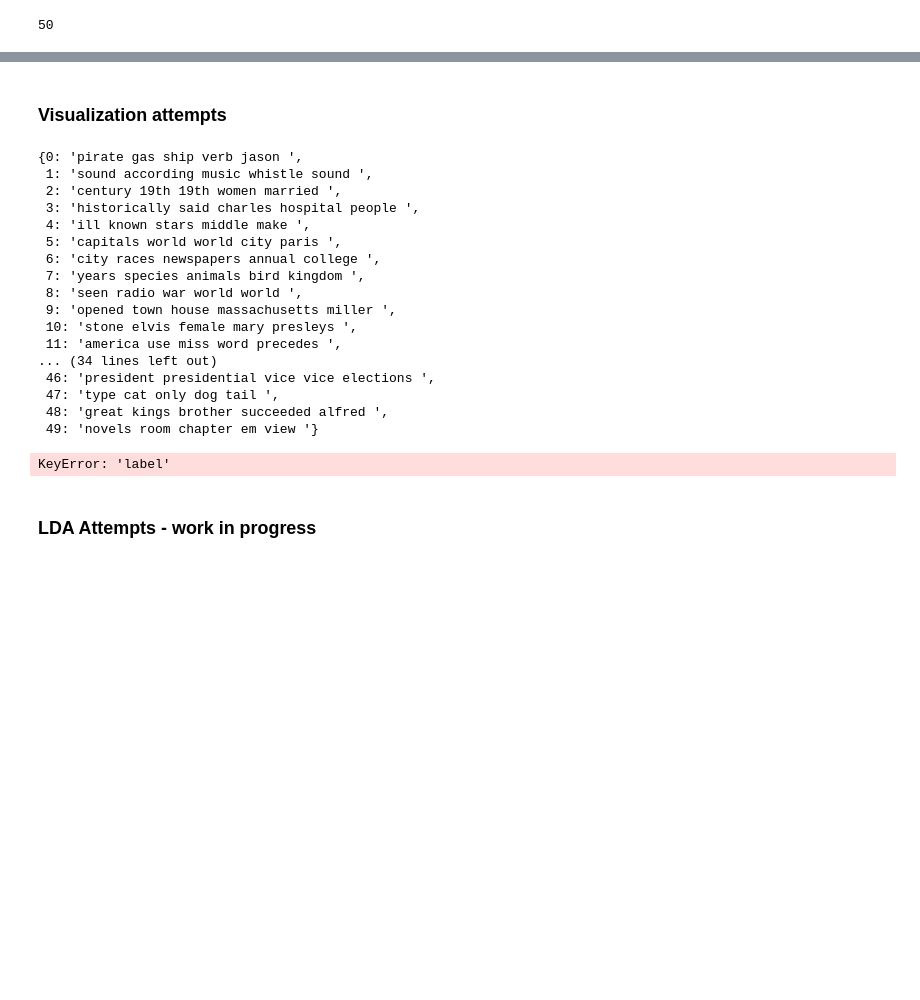
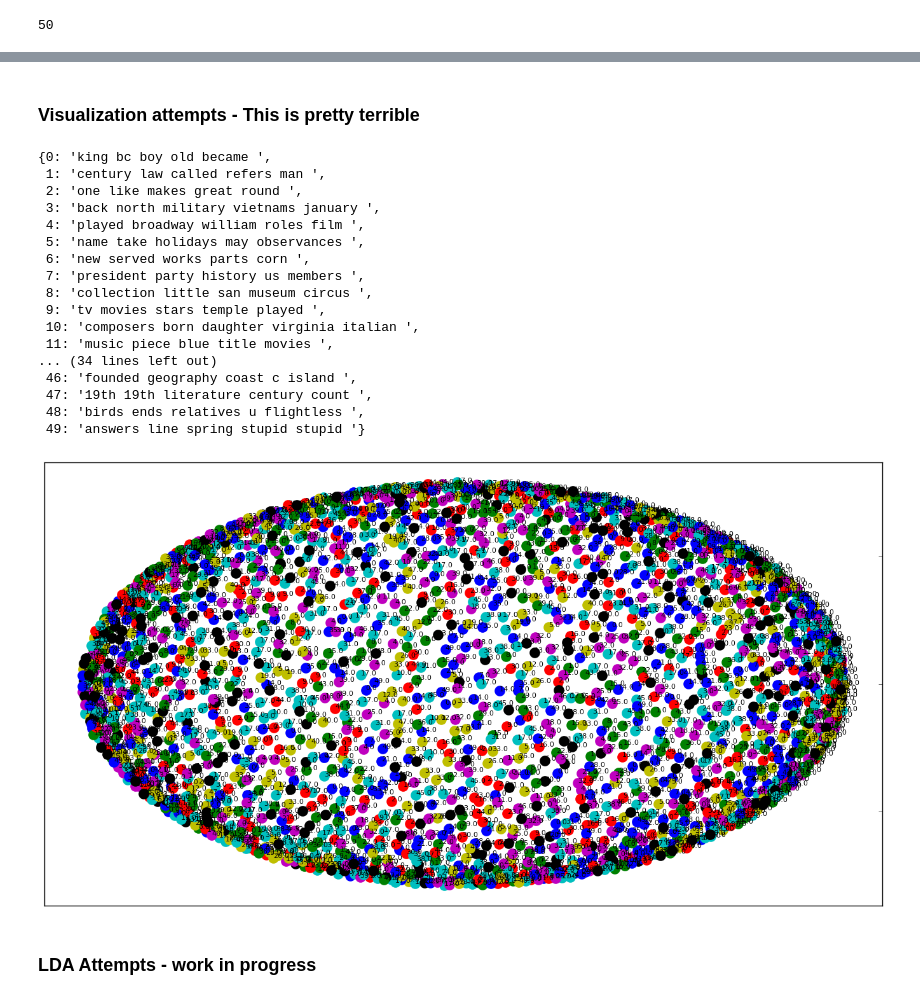
Before and after one commit to nfranchetti/Jeopardy, a Jupyter notebook: part3/clustering_first_steps.ipynb, the cells around one changed output, grey strips where cells are left out. Saved outputs shown, nothing was run; the diff lists cells and outputs as text; code cells hidden in the pictures; blank space fills up the shorter version.

Commit message:
Added terrible visualization

```diff
--- a/part3/clustering_first_steps.ipynb
+++ b/part3/clustering_first_steps.ipynb
@@ -193,7 +193,7 @@ from sklearn.externals import joblib
 #                                  min_df=0.2, stop_words='english',
 #                                  use_idf=True, tokenizer=tokenize_and_stem, ngram_range=(1,3))
 
-tfidf_vectorizer = TfidfVectorizer(stop_words='english',
+tfidf_vectorizer = TfidfVectorizer(stop_words=stopwords,
                                  tokenizer=tokenize_and_stem, ngram_range=(1,3))
 
 # tfidf_vectorizer = TfidfVectorizer(stop_words='english',
@@ -220,7 +224,7 @@ from sklearn.cluster import KMeans
 
 num_clusters = 50
 
-km = KMeans(n_clusters=num_clusters)
+km = KMeans(n_clusters=num_clusters, n_jobs=-1)
 
 %time km.fit(tfidf_matrix)
 
@@ -329,5 +333,5 @@ cluster_names
 # %% [markdown]
-### Visualization attempts
+### Visualization attempts - This is pretty terrible
 # %%
 import os  # for os.path.basename
 
@@ -352,35 +356,32 @@ cluster_dict = dict(zip(range(50), cluster_names))
 # %%
 cluster_dict
 # %% [output]
-{0: 'pirate gas ship verb jason ',
- 1: 'sound according music whistle sound ',
- 2: 'century 19th 19th women married ',
- 3: 'historically said charles hospital people ',
- 4: 'ill known stars middle make ',
- 5: 'capitals world world city paris ',
- 6: 'city races newspapers annual college ',
- 7: 'years species animals bird kingdom ',
- 8: 'seen radio war world world ',
- 9: 'opened town house massachusetts miller ',
- 10: 'stone elvis female mary presleys ',
- 11: 'america use miss word precedes ',
+{0: 'king bc boy old became ',
+ 1: 'century law called refers man ',
+ 2: 'one like makes great round ',
+ 3: 'back north military vietnams january ',
+ 4: 'played broadway william roles film ',
+ 5: 'name take holidays may observances ',
+ 6: 'new served works parts corn ',
+ 7: 'president party history us members ',
+ 8: 'collection little san museum circus ',
+ 9: 'tv movies stars temple played ',
+ 10: 'composers born daughter virginia italian ',
+ 11: 'music piece blue title movies ',
 ... (34 lines left out)
- 46: 'president presidential vice vice elections ',
- 47: 'type cat only dog tail ',
- 48: 'great kings brother succeeded alfred ',
- 49: 'novels room chapter em view '}
+ 46: 'founded geography coast c island ',
+ 47: '19th 19th literature century count ',
+ 48: 'birds ends relatives u flightless ',
+ 49: 'answers line spring stupid stupid '}
 # %%
 #set up colors per clusters using a dict
 cluster_colors = {0: '#1b9e77', 1: '#d95f02', 2: '#7570b3', 3: '#e7298a', 4: '#66a61e'}
 # %%
-#some ipython magic to show the matplotlib plots inline
-%matplotlib inline
-
 #create data frame that has the result of the MDS plus the cluster numbers and titles
-df = pd.DataFrame(dict(x=xs, y=ys))#, label=clusters, title=titles))
+plot_df = pd.DataFrame(dict(x=xs, y=ys, label=clusters, title=clusters))
 
 #group by cluster
-groups = df.groupby('label')
+groups = plot_df.groupby('label')
 
 
 # set up plot
@@ -389,38 +390,38 @@ ax.margins(0.05) # Optional, just adds 5% padding to the autoscaling
 
 #iterate through groups to layer the plot
 #note that I use the cluster_name and cluster_color dicts with the 'name' lookup to return the appropriate color/label
 for name, group in groups:
     ax.plot(group.x, group.y, marker='o', linestyle='', ms=12,
-            label=cluster_names[name], color=cluster_colors[name],
+            label=cluster_names[name], #color=cluster_colors[name],
             mec='none')
     ax.set_aspect('auto')
     ax.tick_params(\
         axis= 'x',          # changes apply to the x-axis
         which='both',      # both major and minor ticks are affected
         bottom='off',      # ticks along the bottom edge are off
         top='off',         # ticks along the top edge are off
         labelbottom='off')
     ax.tick_params(\
         axis= 'y',         # changes apply to the y-axis
         which='both',      # both major and minor ticks are affected
         left='off',      # ticks along the bottom edge are off
         top='off',         # ticks along the top edge are off
         labelleft='off')
 
-ax.legend(numpoints=1)  #show legend with only 1 point
+# ax.legend(numpoints=1)  #show legend with only 1 point
 
 #add label in x,y position with the label as the film title
-for i in range(len(df)):
-    ax.text(df.ix[i]['x'], df.ix[i]['y'], df.ix[i]['title'], size=8)
+for i in range(len(plot_df)):
+    ax.text(plot_df.ix[i]['x'], plot_df.ix[i]['y'], plot_df.ix[i]['title'], size=8)
 
 
 
 plt.show() #show the plot
 
 #uncomment the below to save the plot if need be
 #plt.savefig('clusters_small_noaxes.png', dpi=200)
 # %% [output]
-KeyError: 'label'
+[figure, added]
 # %% [markdown]
 ### LDA Attempts - work in progress
 # %%
```
Also changed, not shown: parts of 10 cells of this notebook.
